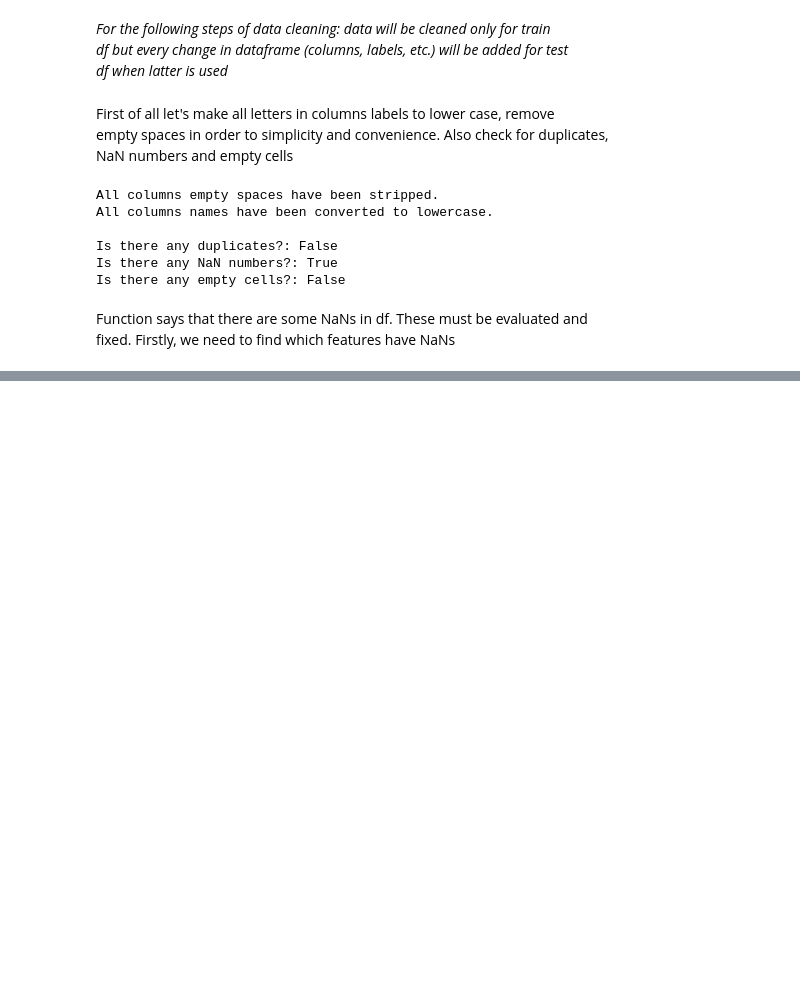
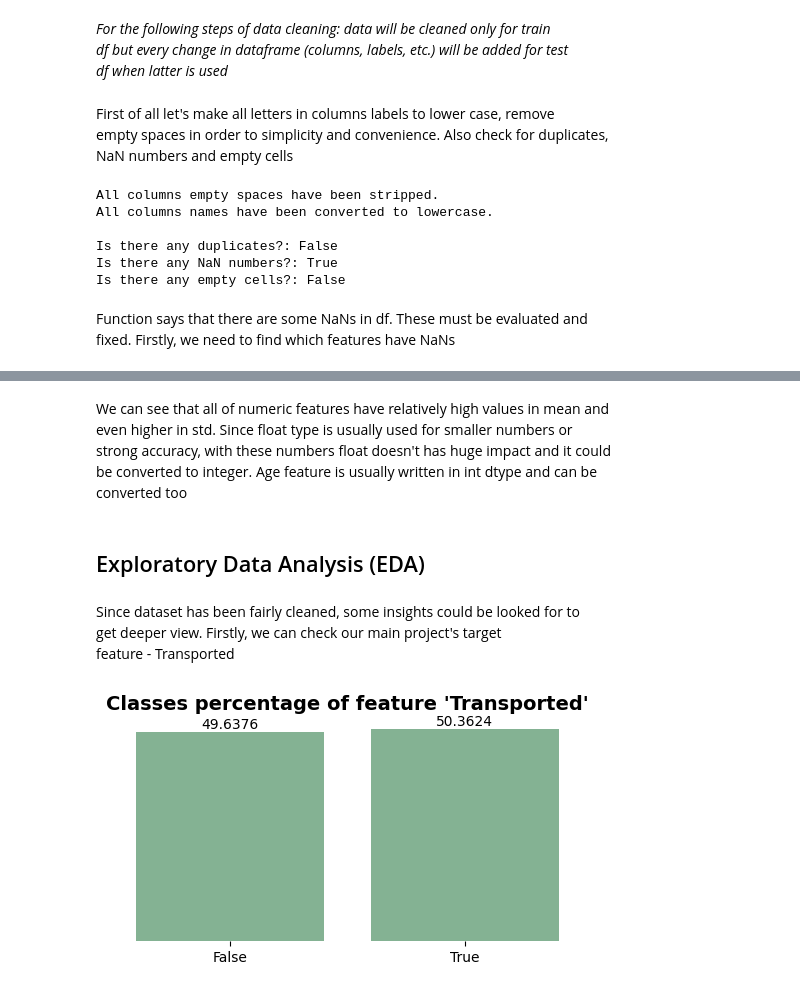
Before and after one commit to ShariYo/Modul3_Sprint3, a Jupyter notebook: project/main.ipynb, the cells around one changed output, grey strips where cells are left out. Drawn from its saved outputs; the diff is of its cells as text; code cells hidden in the pictures; blank space fills up the shorter version.

```diff
--- a/project/main.ipynb
+++ b/project/main.ipynb
@@ -112,0 +117,14 @@ NaN on average: 166.0
+# %%
+# create imputer variables for numeric and categoric features
+numerical_imp = SimpleImputer(strategy="mean")
+categorical_imp = SimpleImputer(strategy="most_frequent")
+numericals = ["age", "roomservice", "foodcourt", "shoppingmall", "spa", "vrdeck"]
+categoricals = ["homeplanet", "cryosleep", "cabin", "destination", "vip", "name"]
+
+# fill empty cells using imputation method
+train_df[numericals] = numerical_imp.fit_transform(train_df[numericals])
+train_df[categoricals] = categorical_imp.fit_transform(train_df[categoricals])
+
+train_df.isna().any().any()
+# Issiaiskinti ar tikrai galima fillinti cabin su most frequent nes keista
+# kai random toje pacioje kabinoje skirtingi zmones butu???????
@@ -112,0 +149,24 @@ NaN on average: 166.0
+# %% [markdown]
+We can see that all of numeric features have relatively high values in mean and
+even higher in std. Since float type is usually used for smaller numbers or
+strong accuracy, with these numbers float doesn't has huge impact and it could
+be converted to integer. Age feature is usually written in int dtype and can be
+converted too
+# %%
+# converting from float to int
+train_df[numericals] = train_df[numericals].astype(int)
+# %% [markdown]
+## Exploratory Data Analysis (EDA)
+# %% [markdown]
+Since dataset has been fairly cleaned, some insights could be looked for to
+get deeper view. Firstly, we can check our main project's target
+feature - Transported
+# %%
+sand.f_countplot(
+    data=train_df,
+    xaxis="transported",
+    stat="percent",
+    title="Classes percentage of feature 'Transported'"
+)
+# %% [output]
+[figure, added]
```
Also changed, not shown: parts of 14 cells of this notebook, 2 other files.
